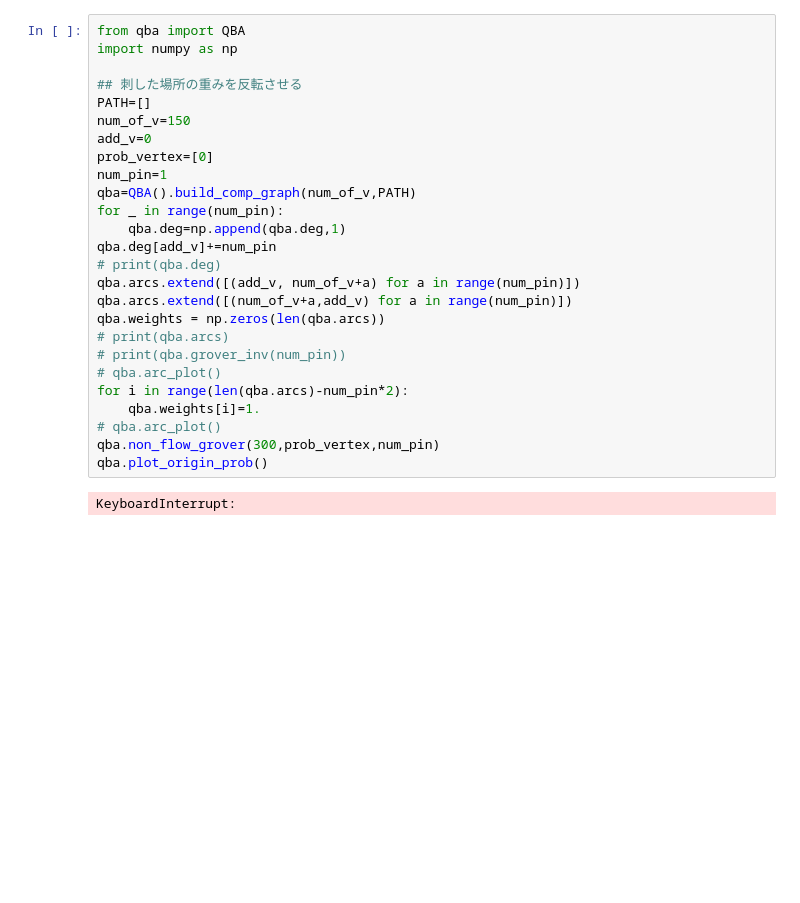
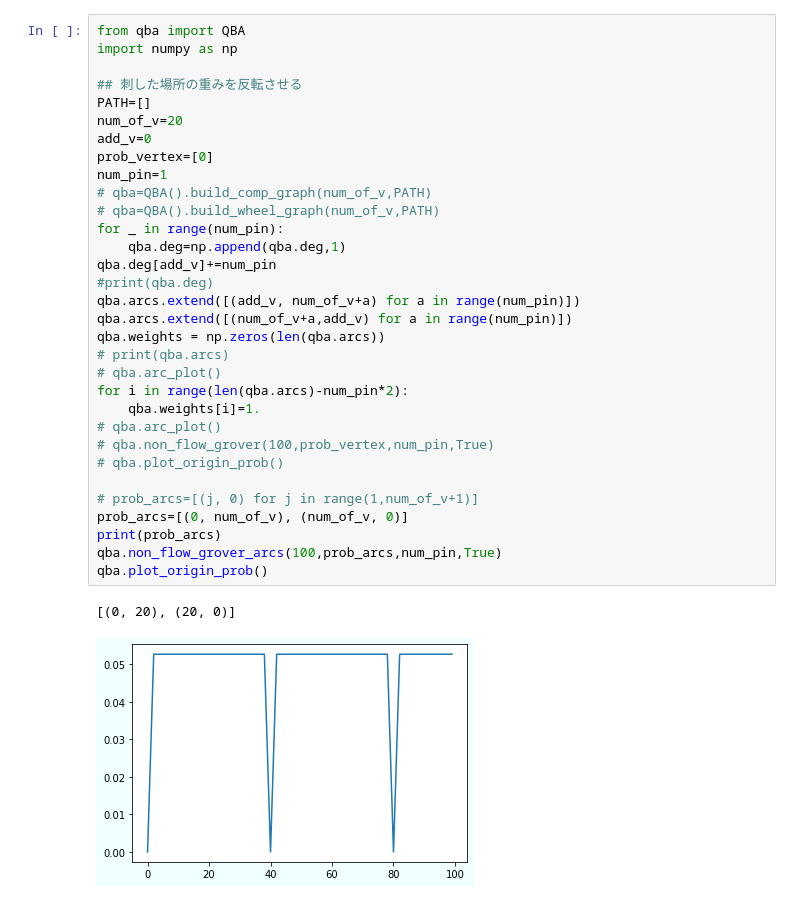
Before and after one commit to Tshou1219/qba, a Jupyter notebook: main.ipynb, the cells around one changed output. Drawn from its saved outputs; the diff is of its cells as text; blank space fills up the shorter version.

```diff
--- a/main.ipynb
+++ b/main.ipynb
@@ -193,31 +230,38 @@ qba.plot_origin_prob()
 # %%
 from qba import QBA
 import numpy as np
 
 ## 刺した場所の重みを反転させる
 PATH=[]
-num_of_v=150
+num_of_v=20
 add_v=0
 prob_vertex=[0]
 num_pin=1
-qba=QBA().build_comp_graph(num_of_v,PATH)
+# qba=QBA().build_comp_graph(num_of_v,PATH)
+# qba=QBA().build_wheel_graph(num_of_v,PATH)
 for _ in range(num_pin):
     qba.deg=np.append(qba.deg,1)
 qba.deg[add_v]+=num_pin
-# print(qba.deg)
+#print(qba.deg)
 qba.arcs.extend([(add_v, num_of_v+a) for a in range(num_pin)])
 qba.arcs.extend([(num_of_v+a,add_v) for a in range(num_pin)])
 qba.weights = np.zeros(len(qba.arcs))
 # print(qba.arcs)
-# print(qba.grover_inv(num_pin))
 # qba.arc_plot()
 for i in range(len(qba.arcs)-num_pin*2):
     qba.weights[i]=1.
 # qba.arc_plot()
-qba.non_flow_grover(300,prob_vertex,num_pin)
+# qba.non_flow_grover(100,prob_vertex,num_pin,True)
+# qba.plot_origin_prob()
+
+# prob_arcs=[(j, 0) for j in range(1,num_of_v+1)]
+prob_arcs=[(0, num_of_v), (num_of_v, 0)]
+print(prob_arcs)
+qba.non_flow_grover_arcs(100,prob_arcs,num_pin,True)
 qba.plot_origin_prob()
 # %% [output]
-KeyboardInterrupt:
+[(0, 20), (20, 0)]
+[figure, added]
 # %%
 from qba import QBA
 import numpy as np
```
Also changed, not shown: parts of 14 cells of this notebook, 13 other files.
